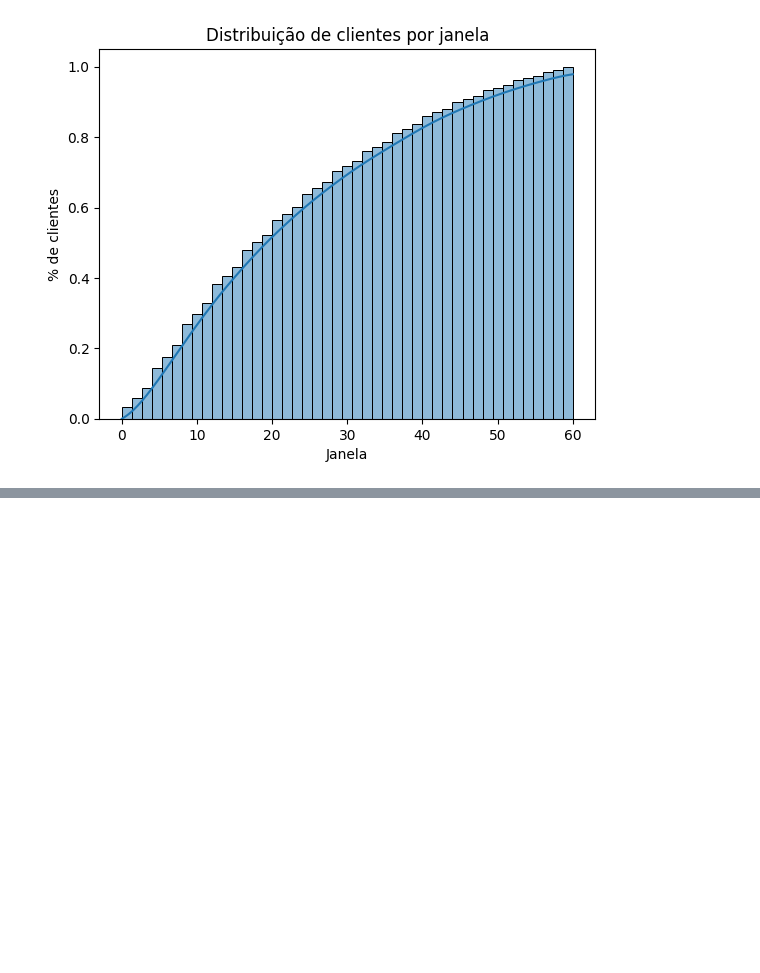
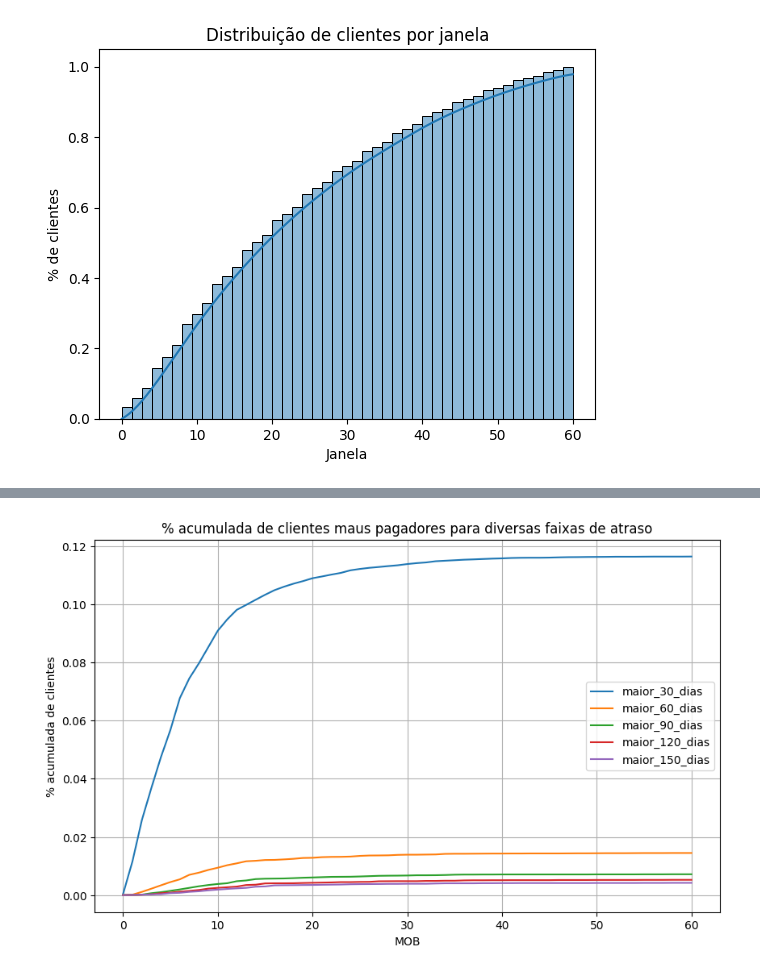
Before and after one commit to torvess/credit_score_07-10-2024, a Jupyter notebook: notebooks/credit_score.ipynb, the cells around one changed output, grey strips where cells are left out. Drawn from its saved outputs; the diff is of its cells as text; code cells hidden in the pictures; blank space fills up the shorter version.

```diff
--- a/notebooks/credit_score.ipynb
+++ b/notebooks/credit_score.ipynb
@@ -361,3 +356,6 @@ plt.ylabel('% de clientes')
 plt.show()
 # %% [output]
 [figure]
+# %%
+dict_intervalo_atraso = {'maior_30_dias':3, 'maior_60_dias':4, 'maior_90_dias':5,
+                         'maior_120_dias':6, 'maior_150_dias':7}
@@ -363,0 +371,3 @@ plt.show()
+# %%
+for chave, valor in dict_intervalo_atraso.items():
+    df_aprovados[f'Mau_{chave}'] = df_aprovados.apply(lambda x: 1 if x['id_faixa_atraso'] >= valor else 0, axis=1)
@@ -363,0 +383,16 @@ plt.show()
+# %%
+dict_taxa_mau = {}
+id_sum = len(set(df_aprovados['ID_Cliente']))
+
+for chave in dict_intervalo_atraso.keys():
+  df_min_mau = df_aprovados.query(f'Mau_{chave} == 1').groupby('ID_Cliente')['MOB'].min().reset_index()
+  df_mob_taxa_mau = pd.DataFrame({'MOB':range(0,61), 'Taxa_Mau': np.nan})
+  lst = []
+  for i in range(0,61):
+      due = df_min_mau.query('MOB == @i')['ID_Cliente'].to_list()
+      lst.extend(due) #cumsum
+      df_mob_taxa_mau.loc[df_mob_taxa_mau['MOB'] == i, 'Taxa_Mau'] = len(set(lst)) / id_sum
+  dict_taxa_mau[chave] = df_mob_taxa_mau['Taxa_Mau']
+
+df_taxa_mau = pd.DataFrame(dict_taxa_mau)
+df_taxa_mau
@@ -363,0 +413,7 @@ plt.show()
+# %%
+df_taxa_mau.plot(grid=True, title='% acumulada de clientes maus pagadores para diversas faixas de atraso', figsize=(10,6))
+plt.xlabel('MOB')
+plt.ylabel('% acumulada de clientes')
+plt.show()
+# %% [output]
+[figure, added]
```
Also changed, not shown: parts of 13 cells of this notebook.
